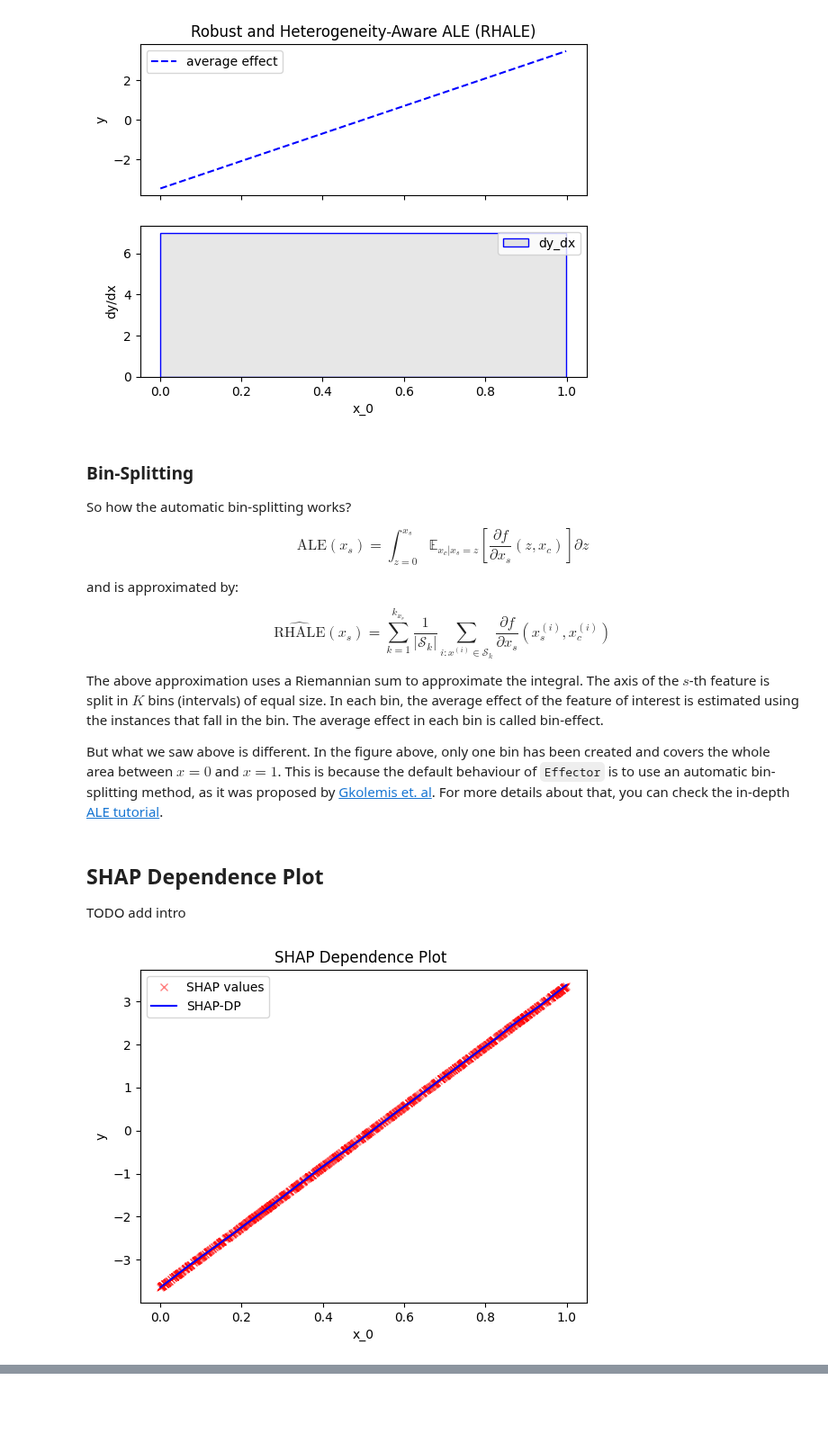
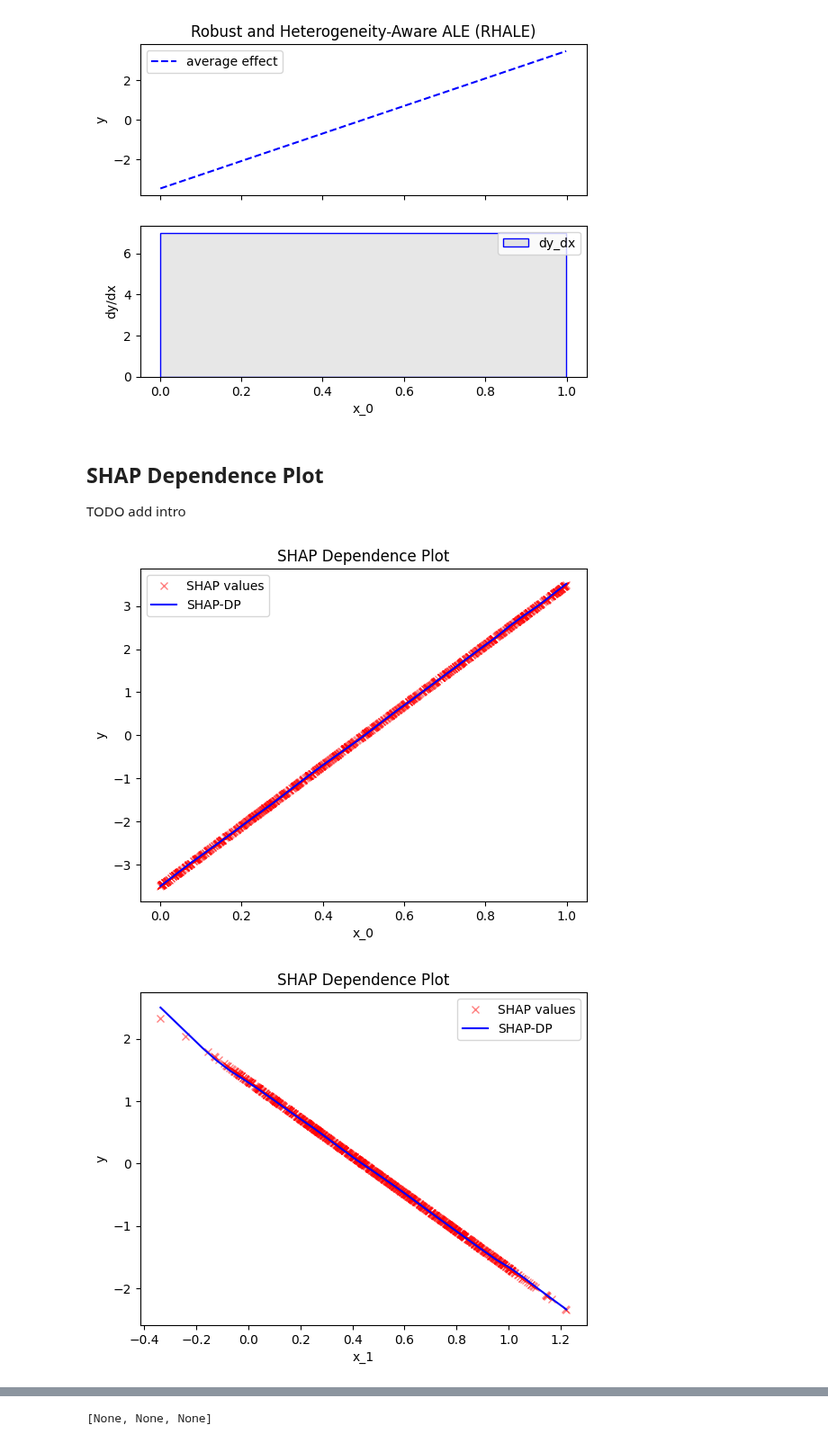
Before and after one commit to givasile/effector, a Jupyter notebook: notebooks/synthetic-examples/01_linear_model.ipynb, the cells around one changed output, grey strips where cells are left out. Shown at 90% size. Cells and saved outputs as stored; diff of their text form; code cells hidden in the pictures; blank space fills up the shorter version.

```diff
--- a/notebooks/synthetic-examples/01_linear_model.ipynb
+++ b/notebooks/synthetic-examples/01_linear_model.ipynb
@@ -362,28 +152,12 @@ The plot below correctly informs shows that the heterogeneity is zero.
 effector.RHALE(data=X, model=predict, model_jac=predict_grad).plot(feature=0, centering=True, heterogeneity="std", show_avg_output=False)
 # %% [output]
 [figure]
-# %% [markdown]
-### Bin-Splitting
-
-So how the automatic bin-splitting works?
-
-$$\text{ALE}(x_s) = \int_{z=0}^{x_s} \mathbb{E}_{x_c|x_s=z}\left [ \frac{\partial f}{\partial x_s} (z, x_c) \right ] \partial z$$
-
-and is approximated by:
-
-$$\hat{\text{RHALE}}(x_s) = \sum_{k=1}^{k_{x_s}} \frac{1}{ \left | \mathcal{S}_k \right |} \sum_{i: x^{(i)} \in \mathcal{S}_k} \frac{\partial f}{\partial x_s} (x_s^{(i)}, x_c^{(i)})$$
-
-
-The above approximation uses a Riemannian sum to approximate the integral. The axis of the $s$-th feature is split in $K$ bins (intervals) of equal size. In each bin, the average effect of the feature of interest is estimated using the instances that fall in the bin. The average effect in each bin is called bin-effect.
-
-But what we saw above is different. In the figure above, only one bin has been created and covers the whole area between $x=0$ and $x=1$.
-This is because the default behaviour of `Effector` is to use an automatic bin-splitting method, as it was proposed by [Gkolemis et. al](https://arxiv.org/abs/2309.11193).
-For more details about that, you can check the in-depth [ALE tutorial](./ale.ipynb).
 # %% [markdown]
 ## SHAP Dependence Plot
 
 TODO add intro
 # %%
-effector.ShapDP(data=X, model=predict).plot(feature=0, centering=False, show_avg_output=False)
+[effector.ShapDP(data=X, model=predict).plot(feature=i) for i in range(3)]
 # %% [output]
-[figure, old version]
+[figure, new version]
+[figure, added]
@@ -389,0 +165 @@ effector.ShapDP(data=X, model=predict).plot(feature=0, centering=False, show_avg
+[None, None, None]
```
Also changed, not shown: parts of 44 cells of this notebook, 21 other files.
